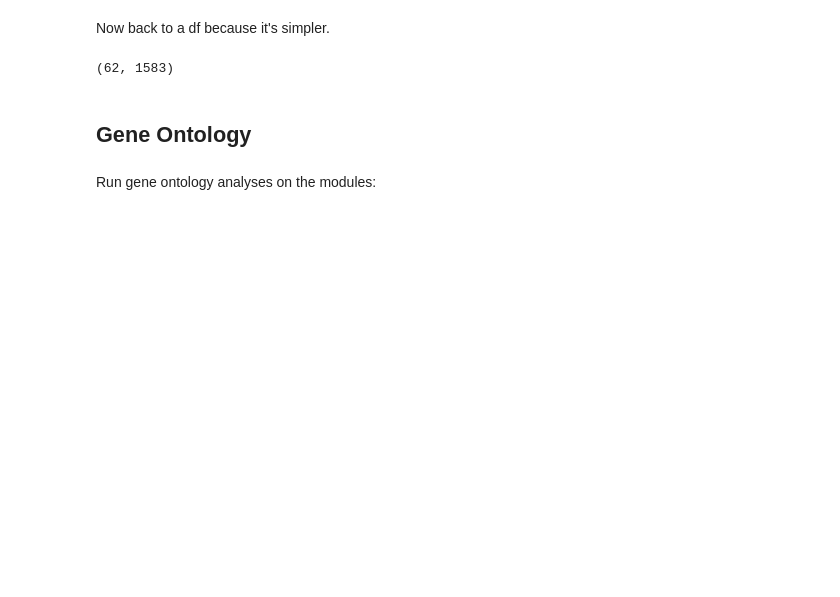
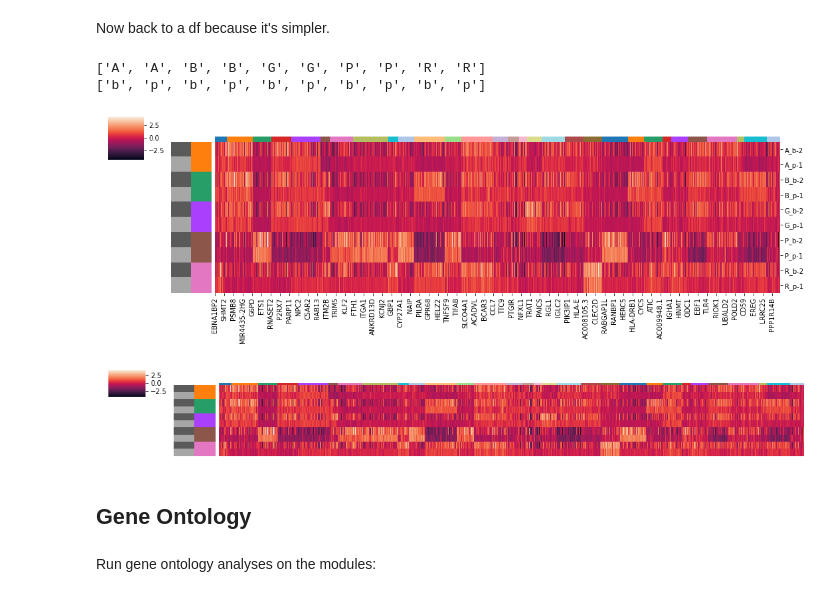
Before and after one commit to yelabucsf/clue, a Jupyter notebook: production.run/aggr.combat/diff.ex/deseq2.results.explore.ipynb, the cells around one changed output. Drawn from its saved outputs; the diff is of its cells as text; code cells hidden in the pictures; blank space fills up the shorter version.

```diff
--- a/production.run/aggr.combat/diff.ex/deseq2.results.explore.ipynb
+++ b/production.run/aggr.combat/diff.ex/deseq2.results.explore.ipynb
@@ -415,2 +432,4 @@ adata.raw = adata.copy()
+# %%
+adata = adata.concatenate(cond_inds_norm_means['p'], cond_inds_norm_means['b'])
 # %%
 sc.pp.log1p(adata)
@@ -419,11 +437,51 @@ sc.pp.scale(adata)
 # %% [markdown]
 Now back to a df because it's simpler.
 # %%
-df_de = pd.DataFrame(adata[:,all_de_genes].X, index=obs.index, columns=all_de_genes)
+df_de_bulk_compare = pd.DataFrame(adata[:,all_de_genes].X, index=adata.obs_names, columns=adata.var_names)
-# %%
-df_de.shape
-# %% [output]
-(62, 1583)
+# %%
+label_ordering = df_de_bulk_compare.iloc[:,np.argsort(kmeans.labels_)]
+only_pb_compare = label_ordering.loc[[i for i in df_de_bulk_compare.index if '_p' in i or '_b' in i],:].sort_index()
+# %%
+ordered_conds = [i.split('_')[0] for i in only_pb_compare.index]
+ordered_type = [i.split('_')[1].split('-')[0] for i in only_pb_compare.index]
+# %%
+print(ordered_cts)
+print(ordered_type)
+# %% [output]
+['A', 'A', 'B', 'B', 'G', 'G', 'P', 'P', 'R', 'R']
+['b', 'p', 'b', 'p', 'b', 'p', 'b', 'p', 'b', 'p']
+# %%
+cg = sns.clustermap(only_pb_compare,
+                    figsize=(15,5),
+                    row_cluster=False,
+                    col_cluster=False,
+                    col_colors=list(map(lambda x: color_dict[x], np.sort(kmeans.labels_))),
+                    row_colors=[list(map(lambda x: type_color[x], ordered_type)),
+                                list(map(lambda x: cond_colors[x], ordered_conds))],
+                    dendrogram_ratio=0.1,
+                   );
+# %% [output]
+[figure, added]
+# %%
+type_color = {'b': '#5a5a5a',
+              'p': '#a6a6a6'
+             }
+cg = sns.clustermap(only_pb_compare,
+                    figsize=(15,3),
+                    row_cluster=False,
+                    col_cluster=False,
+                    col_colors=list(map(lambda x: color_dict[x], np.sort(kmeans.labels_))),
+                    row_colors=[list(map(lambda x: type_color[x], ordered_type)),
+                                list(map(lambda x: cond_colors[x], ordered_conds))],
+                    dendrogram_ratio=0.1,
+                   );
+# plt.tight_layout()
+cg.ax_heatmap.set_yticklabels([])
+cg.ax_heatmap.set_yticks([])
+cg.ax_heatmap.set_xticklabels([])
+cg.ax_heatmap.set_xticks([]);
+# %% [output]
+[figure, added]
 # %% [markdown]
 ## Gene Ontology
 # %% [markdown]
```
Also changed, not shown: parts of 34 cells of this notebook, 1 other file.
